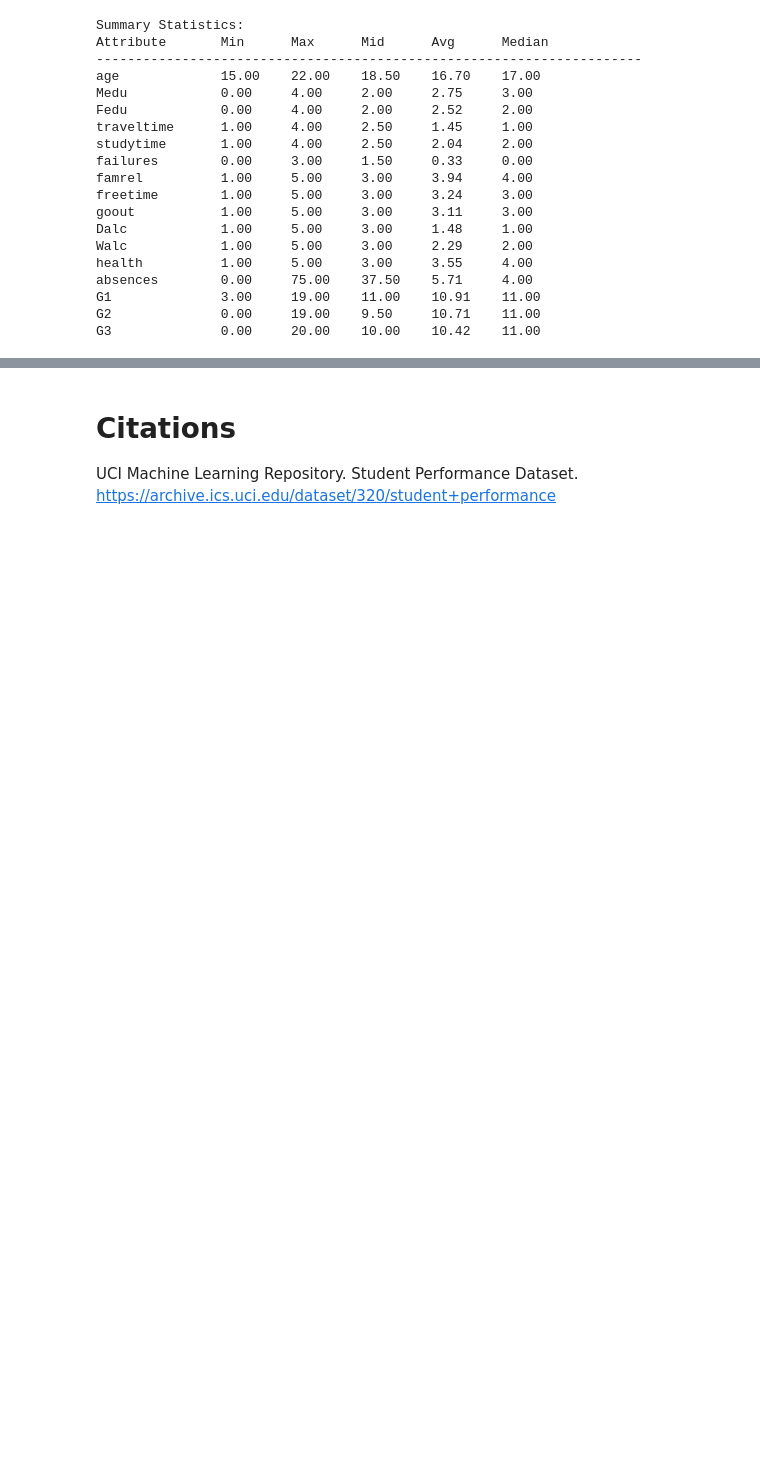
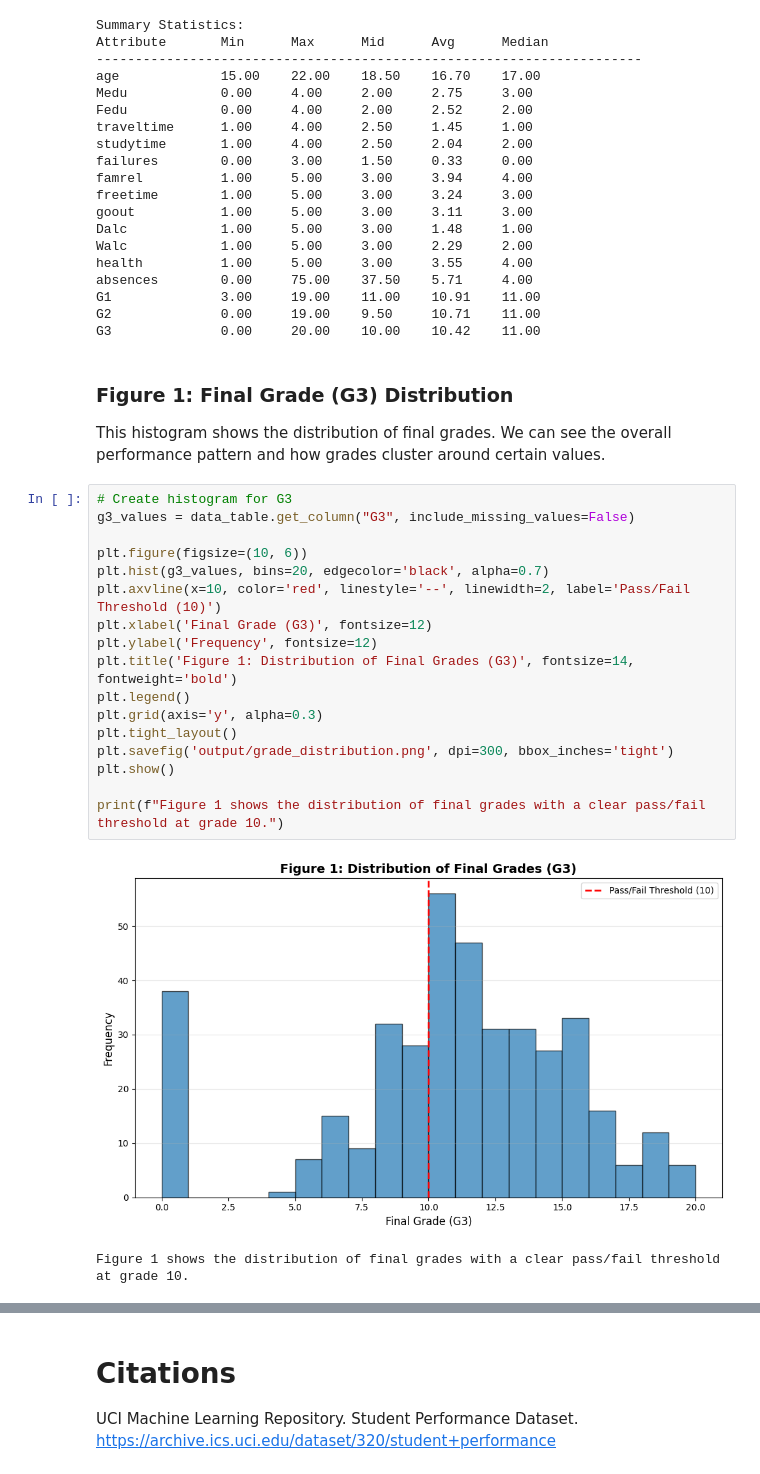
Before and after one commit to askillestad3/cpsc322-final-project, a Jupyter notebook: final.ipynb, the cells around one changed output, grey strips where cells are left out. Saved outputs shown, nothing was run; the diff lists cells and outputs as text; blank space fills up the shorter version.

```diff
--- a/final.ipynb
+++ b/final.ipynb
@@ -170,3 +170,26 @@ absences        0.00     75.00    37.50    5.71     4.00
 G1              3.00     19.00    11.00    10.91    11.00
 G2              0.00     19.00    9.50     10.71    11.00
 G3              0.00     20.00    10.00    10.42    11.00
+# %% [markdown]
+### Figure 1: Final Grade (G3) Distribution
+This histogram shows the distribution of final grades. We can see the overall performance pattern and how grades cluster around certain values.
+# %%
+# Create histogram for G3
+g3_values = data_table.get_column("G3", include_missing_values=False)
+
+plt.figure(figsize=(10, 6))
+plt.hist(g3_values, bins=20, edgecolor='black', alpha=0.7)
+plt.axvline(x=10, color='red', linestyle='--', linewidth=2, label='Pass/Fail Threshold (10)')
+plt.xlabel('Final Grade (G3)', fontsize=12)
+plt.ylabel('Frequency', fontsize=12)
+plt.title('Figure 1: Distribution of Final Grades (G3)', fontsize=14, fontweight='bold')
+plt.legend()
+plt.grid(axis='y', alpha=0.3)
+plt.tight_layout()
+plt.savefig('output/grade_distribution.png', dpi=300, bbox_inches='tight')
+plt.show()
+
+print(f"Figure 1 shows the distribution of final grades with a clear pass/fail threshold at grade 10.")
+# %% [output]
+[figure, added]
+Figure 1 shows the distribution of final grades with a clear pass/fail threshold at grade 10.
```
Also changed, not shown: parts of 14 cells of this notebook.
